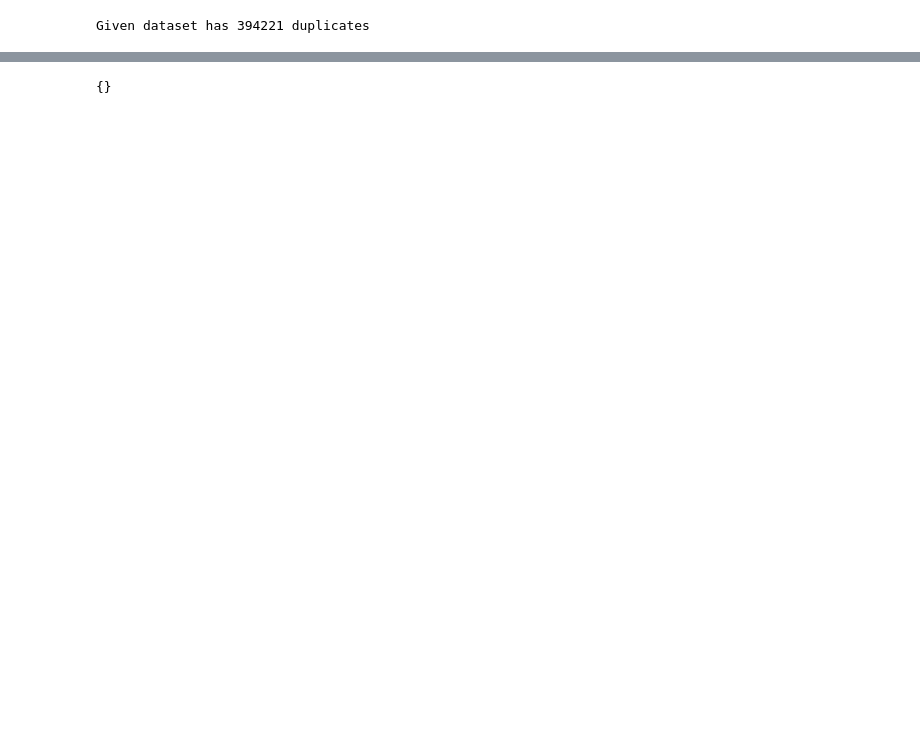
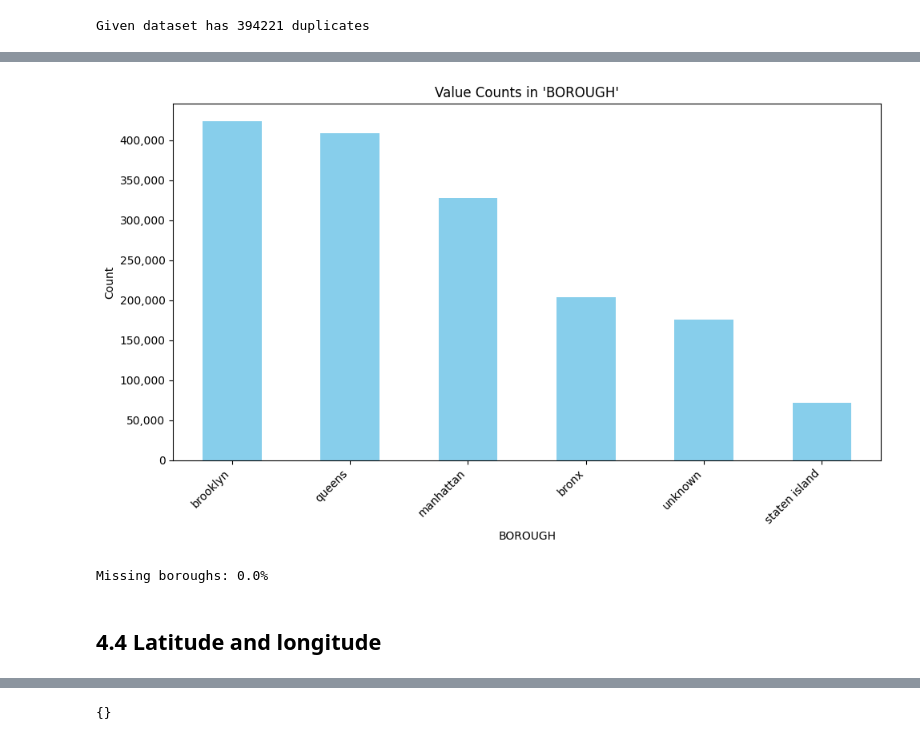
Before and after one commit to IgorGarlej/nyc-traffic-accident-analysis, a Jupyter notebook: notebooks/01.Data preparation.ipynb, the cells around one changed output, grey strips where cells are left out. Drawn from its saved outputs; the diff is of its cells as text; code cells hidden in the pictures; blank space fills up the shorter version.

```diff
--- a/notebooks/01.Data preparation.ipynb
+++ b/notebooks/01.Data preparation.ipynb
@@ -379,0 +168,11 @@ cfv_typos_cols_5 = find_similar_phrases(df["CONTRIBUTING FACTOR VEHICLE 5"])
+# %%
+# Unique values in BOROUGH column
+Visualization.show_unique_observations(preparation.df, "BOROUGH")
+# %% [output]
+[figure, added]
+# %%
+preparation.count_missing_boroughs()
+# %% [output]
+Missing boroughs: 0.0%
+# %% [markdown]
+## 4.4 Latitude and longitude
```
Also changed, not shown: parts of 121 cells of this notebook, 4 other files.
